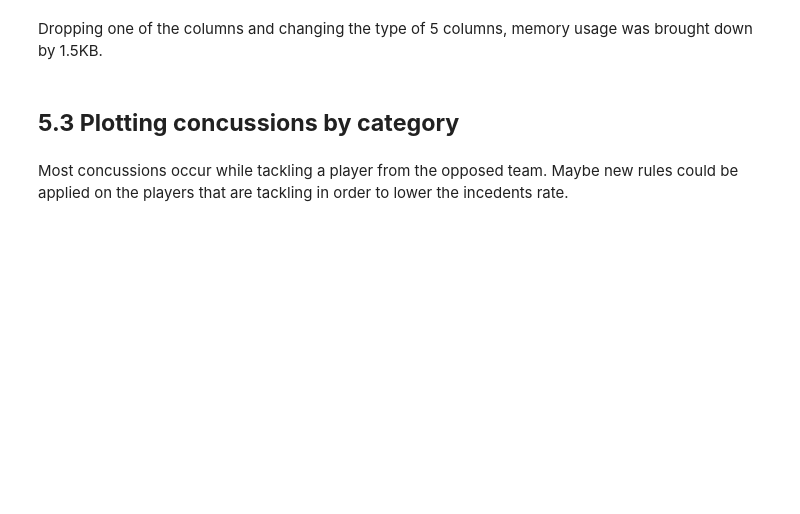
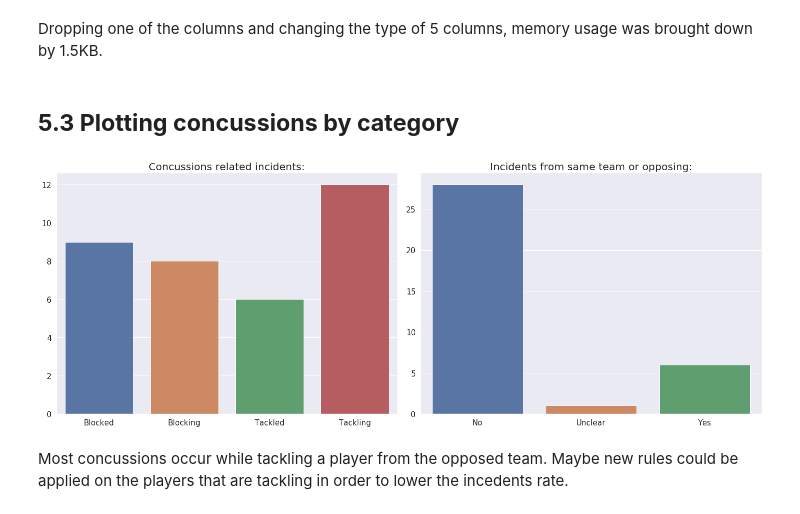
Before and after one commit to CJL89/NFL-Punt-Analysis, a Jupyter notebook: NFL_Punt_Analysis.ipynb, the cells around one changed output. Saved outputs shown, nothing was run; the diff lists cells and outputs as text; code cells hidden in the pictures; blank space fills up the shorter version.

```diff
--- a/NFL_Punt_Analysis.ipynb
+++ b/NFL_Punt_Analysis.ipynb
@@ -213,23 +428,25 @@ Dropping one of the columns and changing the type of 5 columns, memory usage was
 # %%
 plt.figure(figsize=(20, 7.5))
 
 plt.subplot(1, 2, 1)
 _ = sns.countplot(video_review['Player_Activity_Derived'])
 plt.title('Concussions related incidents:', fontsize=20)
 plt.xlabel('')
 plt.ylabel('')
 plt.xticks(fontsize=15)
 plt.yticks(fontsize=15)
 
 plt.subplot(1, 2, 2)
 _ = sns.countplot(video_review['Friendly_Fire'])
 plt.title('Incidents from same team or opposing:', fontsize=20)
 plt.xlabel('')
 plt.ylabel('')
-plt.xticks(['Opposing Team', 'Unclear', 'Same Team'], fontsize=15)
+plt.xticks(fontsize=15)
 plt.yticks(fontsize=15)
 
 plt.tight_layout()
 plt.show()
+# %% [output]
+[figure, added]
 # %% [markdown]
 Most concussions occur while tackling a player from the opposed team. Maybe new rules could be applied on the players that are tackling in order to lower the incedents rate.
```
Also changed, not shown: parts of 18 cells of this notebook.
